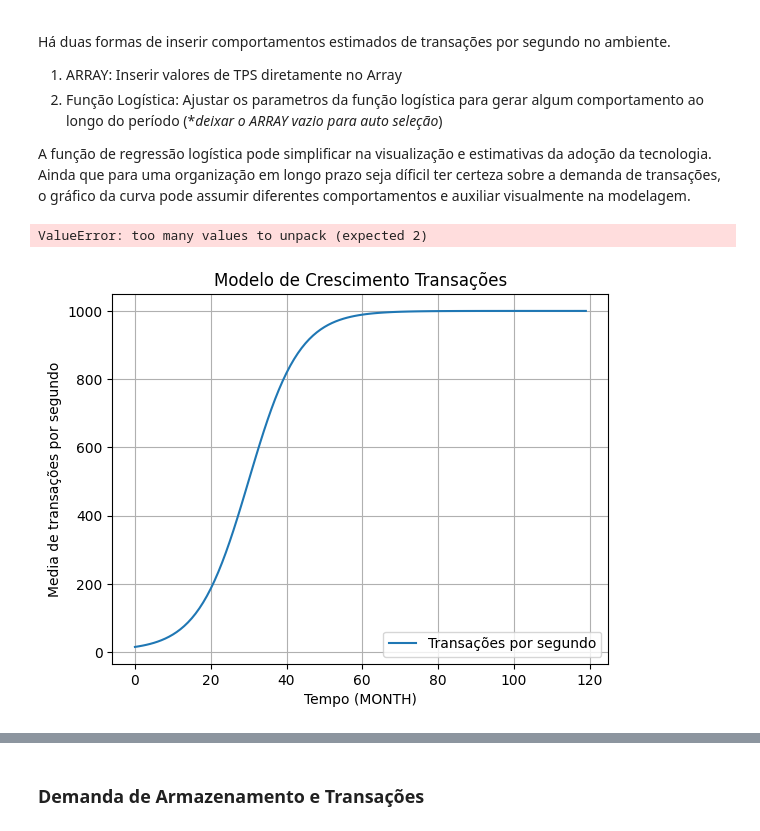
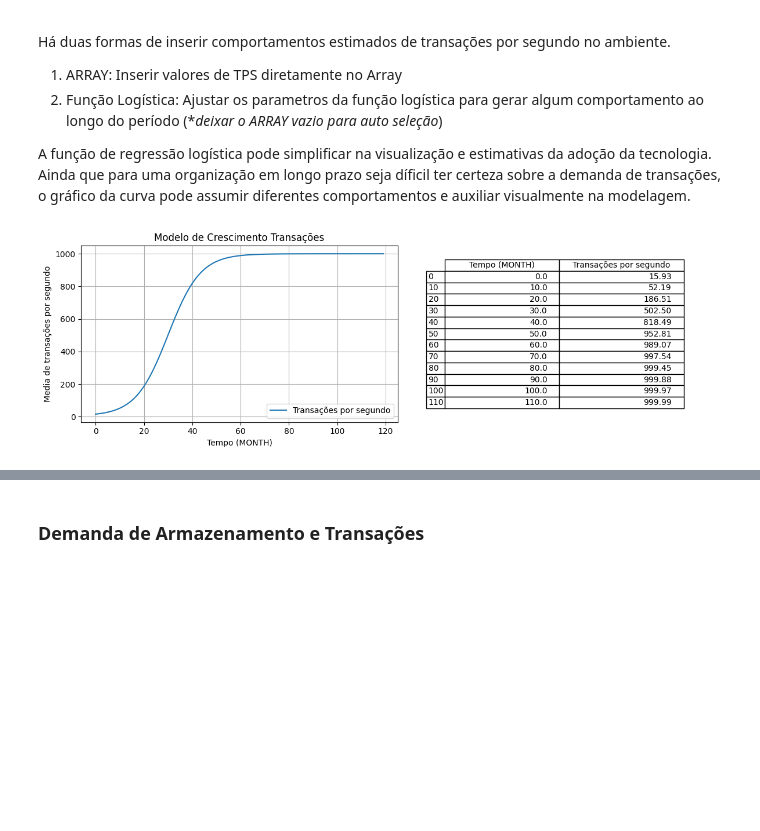
Before and after one commit to gilbertokoerbes/TCCII_Blockchain_Predict, a Jupyter notebook: predict.ipynb, the cells around one changed output, grey strips where cells are left out. Saved outputs shown, nothing was run; the diff lists cells and outputs as text; code cells hidden in the pictures; blank space fills up the shorter version.

Commit message:
Checkpoint dataframe simple_plot corrigido

```diff
--- a/predict.ipynb
+++ b/predict.ipynb
@@ -163,9 +167,13 @@ if len(ARRAY) == 0: # Ativar função logística
     AVG_RATE_TRANSACTIONS = logistic_curve(t, P0, K, r, t0)
 # %%
 # Cod Auxiliar de plotagens
-def simple_plot(x,y,line_label="", xlabel=f'Tempo ({PREDICT_TYPE})', ylabel="", title="", v_grid=True, tlabel_style="plain"):
+def simple_plot(x,y,line_label="", xlabel=f'Tempo ({PREDICT_TYPE})', ylabel="", title="", v_grid=True, tlabel_style="plain", create_df=False):
     #print(f'Ultimo valor "{line_label}" => {y[-1]}')
-    fig, ax = plt.subplots()
+    if create_df:
+        fig, (ax, ax2)= plt.subplots(1, 2, figsize=(12, 4))
+    else:
+        fig, ax = plt.subplots()
+
     ax.plot(x,y,label=line_label)
     ax.ticklabel_format(style=tlabel_style)
     ax.set_xlabel(xlabel)
@@ -173,15 +181,30 @@ def simple_plot(x,y,line_label="", xlabel=f'Tempo ({PREDICT_TYPE})', ylabel="",
     ax.set_title(title)
     ax.legend()
     ax.grid(v_grid)
-    df = pd.DataFrame({xlabel: x, ylabel:y})
+
+    df = pd.DataFrame({xlabel: x, line_label:y})
+    if create_df:
+
+        filter_df = df
+        filter_df[line_label] = filter_df[line_label].map('{:,.2f}'.format)
+
+        ax2.axis('off')  # Ocultar os eixos do subplot
+        col_widths = [0.3, len(line_label)*0.015]
+        tbl = table(ax2, filter_df.iloc[0:A:int(A/(A/10))], loc='center', colWidths=col_widths)
+        tbl.auto_set_font_size(False)
+        tbl.set_fontsize(10)
+        tbl.scale(1.2, 1.2)
+
+        # Ajustar o layout para evitar sobreposição
+        plt.tight_layout()
+
     return fig, ax, df
 # %%
 #Plotagem da curva de transações com base nas entradas
-fig, ax = simple_plot(x= t,y= AVG_RATE_TRANSACTIONS, line_label= 'Transações por segundo', ylabel= 'Media de transações por segundo', title= 'Modelo de Crescimento Transações')
+fig, ax, df = simple_plot(x= t,y= AVG_RATE_TRANSACTIONS, line_label= 'Transações por segundo', ylabel= 'Media de transações por segundo', title= 'Modelo de Crescimento Transações', create_df=True)
 plt.show()
 # %% [output]
-ValueError: too many values to unpack (expected 2)
-[figure, old version]
+[figure, new version]
 # %%
 # Exemplos de modelagem auxiliar
 
```
Also changed, not shown: parts of 9 cells of this notebook.
